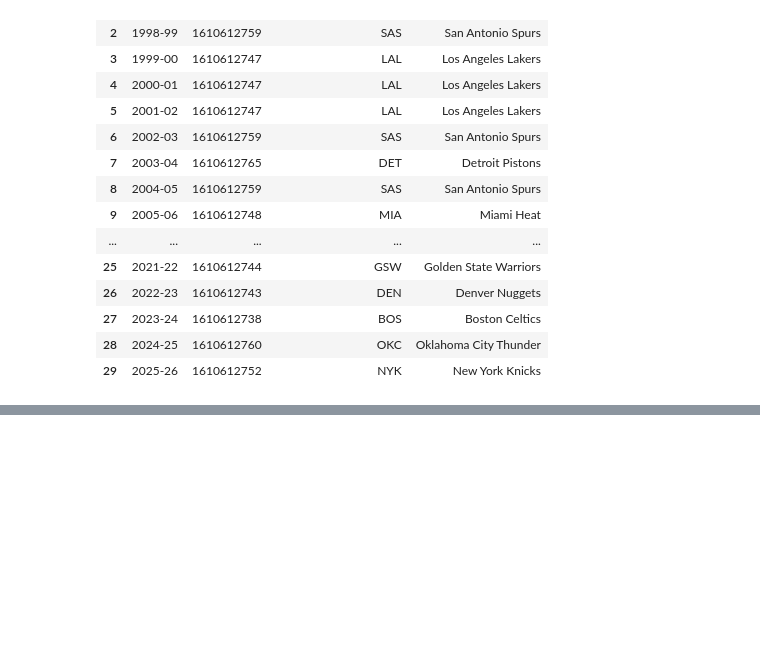
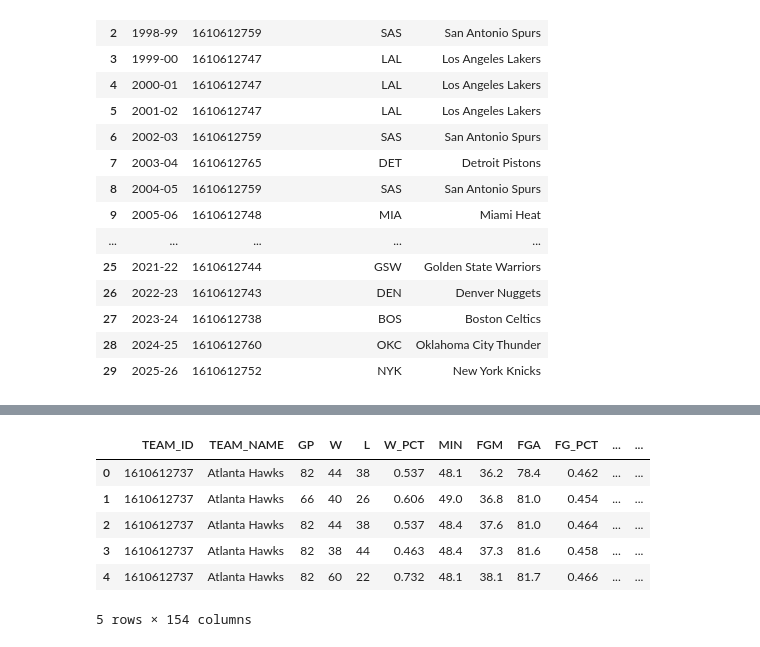
Before and after one commit to dsarria123/NBA-Project-DSAN5000, a Jupyter notebook: data_creation.ipynb, the cells around one changed output, grey strips where cells are left out. Cells and saved outputs as stored; diff of their text form; code cells hidden in the pictures; blank space fills up the shorter version.

Commit message:
New data added, season wide stats for each team per season

```diff
--- a/data_creation.ipynb
+++ b/data_creation.ipynb
@@ -142,0 +149,9 @@ dtype: int64
+# %%
+from nba_api.stats.endpoints import leaguedashteamstats
+import pandas as pd
+import time
+
+seasons = [
+    f"{year}-{str(year + 1)[-2:]}"
+    for year in range(2010, 2026)
+]
@@ -142,0 +196,12 @@ dtype: int64
+# %%
+team_base = download_team_category(
+    seasons, "Base"
+)
+
+team_advanced = download_team_category(
+    seasons, "Advanced"
+)
+
+team_opponent = download_team_category(
+    seasons, "Opponent"
+)
@@ -142,0 +226,31 @@ dtype: int64
+# %%
+# Merge base and advanced statistics
+team_season_stats = team_base.merge(
+    team_advanced,
+    on=["TEAM_ID", "SEASON"],
+    how="outer",
+    suffixes=("", "_ADV")
+)
+
+# Merge opponent statistics
+team_season_stats = team_season_stats.merge(
+    team_opponent,
+    on=["TEAM_ID", "SEASON"],
+    how="left",
+    suffixes=("", "_OPP")
+)
+
+# Add team abbreviations
+team_season_stats = team_season_stats.merge(
+    nba_teams[["TEAM_ID", "TEAM_ABBREVIATION"]],
+    on="TEAM_ID",
+    how="left"
+)
+# %% [output]
+|  | TEAM_ID | TEAM_NAME | GP | W | L | W_PCT | MIN | FGM | FGA | FG_PCT | ... | ... |
+| 0 | 1610612737 | Atlanta Hawks | 82 | 44 | 38 | 0.537 | 48.1 | 36.2 | 78.4 | 0.462 | ... | ... |
+| 1 | 1610612737 | Atlanta Hawks | 66 | 40 | 26 | 0.606 | 49.0 | 36.8 | 81.0 | 0.454 | ... | ... |
+| 2 | 1610612737 | Atlanta Hawks | 82 | 44 | 38 | 0.537 | 48.4 | 37.6 | 81.0 | 0.464 | ... | ... |
+| 3 | 1610612737 | Atlanta Hawks | 82 | 38 | 44 | 0.463 | 48.4 | 37.3 | 81.6 | 0.458 | ... | ... |
+| 4 | 1610612737 | Atlanta Hawks | 82 | 60 | 22 | 0.732 | 48.1 | 38.1 | 81.7 | 0.466 | ... | ... |
+5 rows × 154 columns
```
Also changed, not shown: parts of 9 cells of this notebook, 3 other files.
